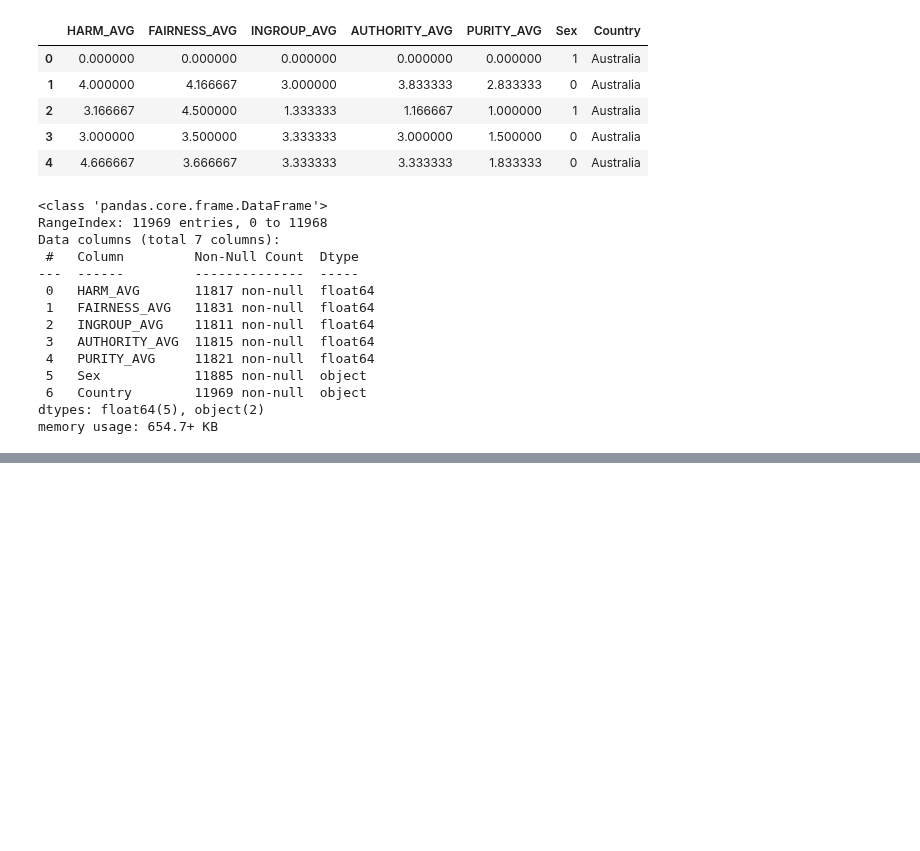
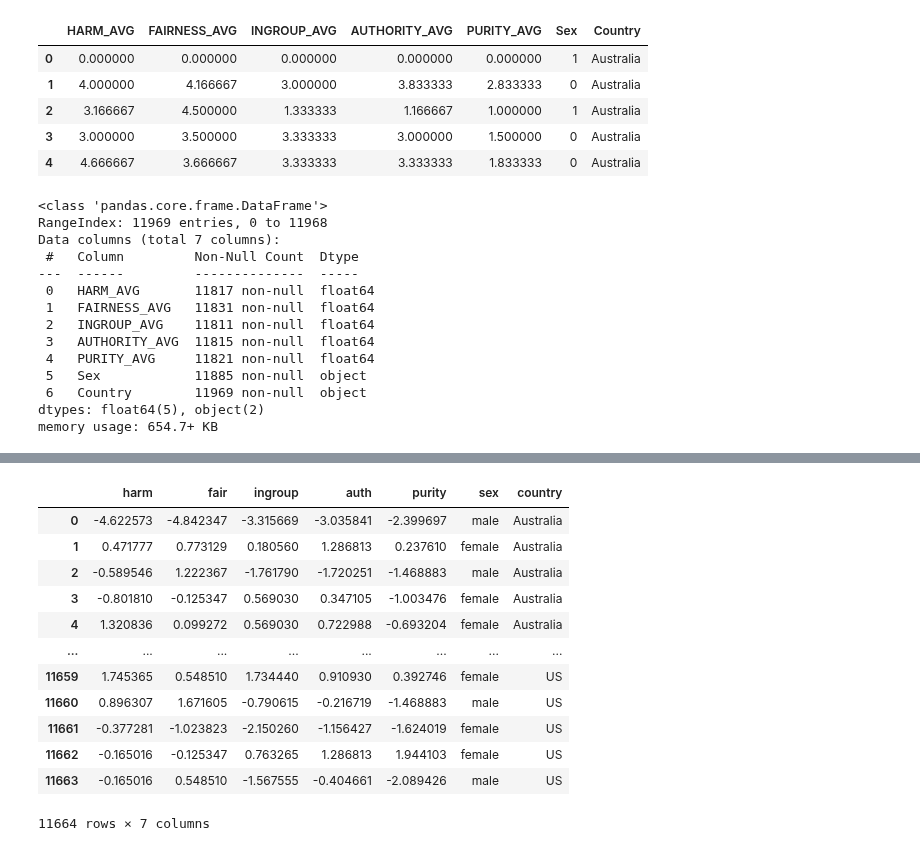
Before and after one commit to gurhar1133/infoVisProj, a Jupyter notebook: clean.ipynb, the cells around one changed output, grey strips where cells are left out. Drawn from its saved outputs; the diff is of its cells as text; code cells hidden in the pictures; blank space fills up the shorter version.

```diff
--- a/clean.ipynb
+++ b/clean.ipynb
@@ -53,0 +137,9 @@ df.to_csv("cleaned.csv", index=False)
+# %%
+df_to_scale = pd.DataFrame({
+    "harm" : df["HARM_AVG"],
+    "fair" : df["FAIRNESS_AVG"],
+    "ingroup" : df["INGROUP_AVG"],
+    "auth" : df["AUTHORITY_AVG"],
+    "purity" : df["PURITY_AVG"]
+})
+df_to_scale
@@ -53,0 +160,4 @@ df.to_csv("cleaned.csv", index=False)
+# %%
+scaler = preprocessing.StandardScaler().fit(df_to_scale)
+# %%
+scaled_df = scaler.transform(df_to_scale)
@@ -53,0 +174,2 @@ df.to_csv("cleaned.csv", index=False)
+# %%
+scaled_df = pd.DataFrame(scaled_df)
@@ -53,0 +192,26 @@ df.to_csv("cleaned.csv", index=False)
+# %%
+scaled_df = pd.DataFrame({
+    "harm" : scaled_df[0],
+    "fair" : scaled_df[1],
+    "ingroup" : scaled_df[2],
+    "auth" : scaled_df[3],
+    "purity" : scaled_df[4],
+    "sex" : df["Sex"],
+    "country" : df["Country"]
+})
+scaled_df.to_csv("scaled.csv")
+scaled_df
+# %% [output]
+|  | harm | fair | ingroup | auth | purity | sex | country |
+| 0 | -4.622573 | -4.842347 | -3.315669 | -3.035841 | -2.399697 | male | Australia |
+| 1 | 0.471777 | 0.773129 | 0.180560 | 1.286813 | 0.237610 | female | Australia |
+| 2 | -0.589546 | 1.222367 | -1.761790 | -1.720251 | -1.468883 | male | Australia |
+| 3 | -0.801810 | -0.125347 | 0.569030 | 0.347105 | -1.003476 | female | Australia |
+| 4 | 1.320836 | 0.099272 | 0.569030 | 0.722988 | -0.693204 | female | Australia |
+| ... | ... | ... | ... | ... | ... | ... | ... |
+| 11659 | 1.745365 | 0.548510 | 1.734440 | 0.910930 | 0.392746 | female | US |
+| 11660 | 0.896307 | 1.671605 | -0.790615 | -0.216719 | -1.468883 | male | US |
+| 11661 | -0.377281 | -1.023823 | -2.150260 | -1.156427 | -1.624019 | female | US |
+| 11662 | -0.165016 | -0.125347 | 0.763265 | 1.286813 | 1.944103 | female | US |
+| 11663 | -0.165016 | 0.548510 | -1.567555 | -0.404661 | -2.089426 | male | US |
+11664 rows × 7 columns
```
Also changed, not shown: parts of 21 cells of this notebook, 3 other files.
